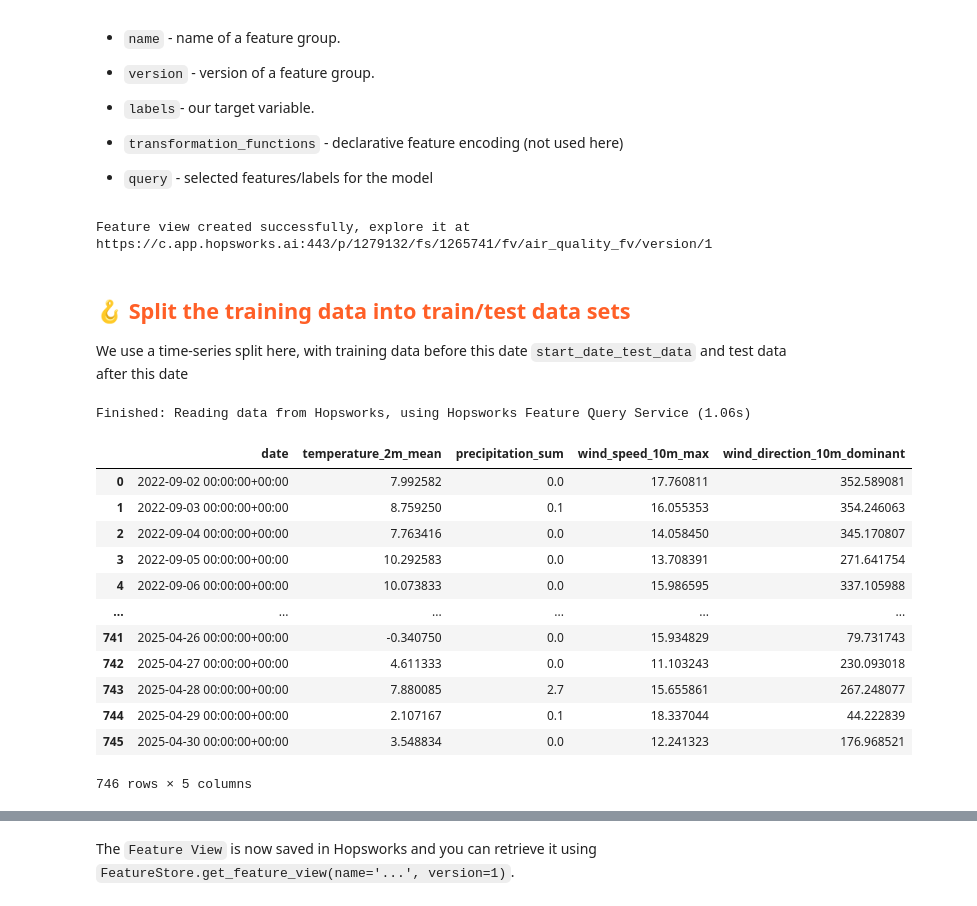
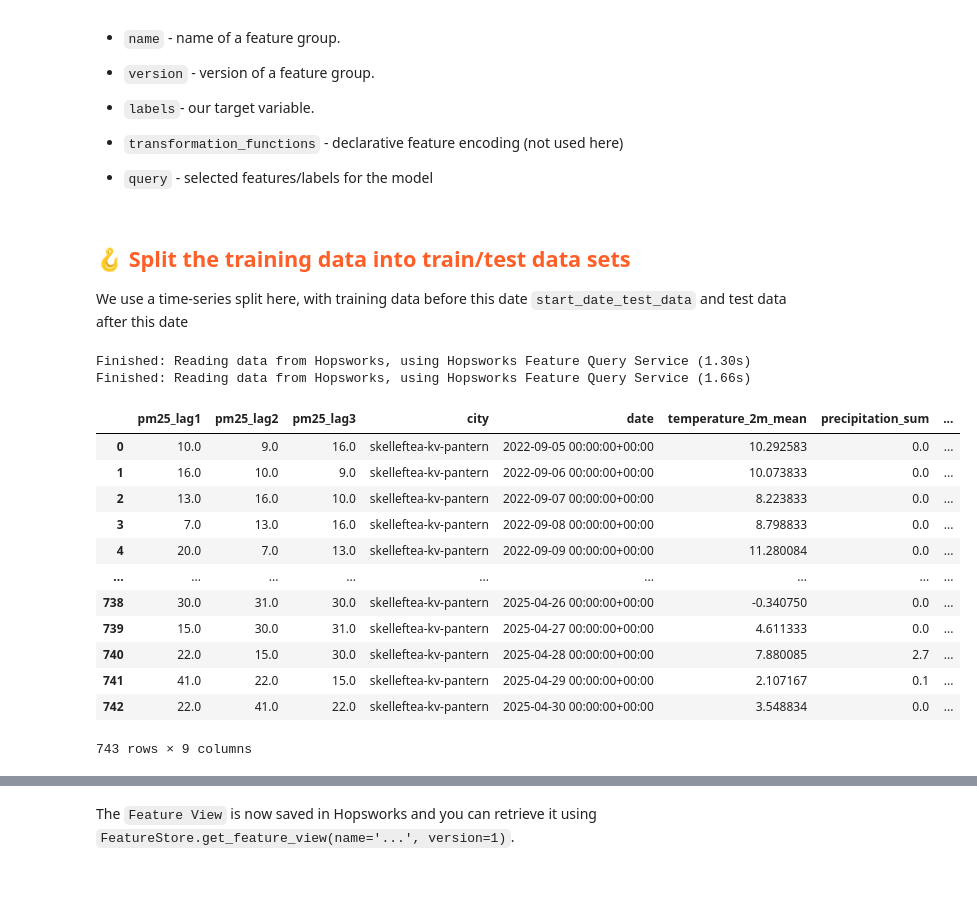
Before and after one commit to gusreinaos/ID2223-scalable-machine-learning, a Jupyter notebook: local_notebooks/3_air_quality_training_pipeline.ipynb, the cells around one changed output, grey strips where cells are left out. Saved outputs shown, nothing was run; the diff lists cells and outputs as text; code cells hidden in the pictures.

```diff
--- a/local_notebooks/3_air_quality_training_pipeline.ipynb
+++ b/local_notebooks/3_air_quality_training_pipeline.ipynb
@@ -80,7 +80,7 @@ Logged in to project, explore it here https://c.app.hopsworks.ai:443/p/1279132
 # Retrieve feature groups
 air_quality_fg = fs.get_feature_group(
     name='air_quality',
-    version=1,
+    version=2,
 )
 weather_fg = fs.get_feature_group(
     name='weather',
@@ -93,4 +93,5 @@ weather_fg = fs.get_feature_group(
 # %%
 # Select features for training data.
 selected_features = air_quality_fg.select(['pm25', 'date']).join(weather_fg.select_features(), on=['city'])
+lagged_features = air_quality_fg.select(['pm25', 'pm25_lag1', 'pm25_lag2', 'pm25_lag3', 'city', 'date']).join(weather_fg.select_features(), on=['city'])
 # %% [output]
@@ -119,13 +121,18 @@ You can specify the following parameters:
 feature_view = fs.get_or_create_feature_view(
     name='air_quality_fv',
     description="weather features with air quality as the target",
-    version=1,
+    version=2,
     labels=['pm25'],
     query=selected_features,
 )
+
+lagged_feature_view = fs.get_or_create_feature_view(
+    name='air_quality_fv_lagged',
+    description="weather features with air quality as the target",
+    version=1,  # Changed version since schema changed
+    labels=['pm25'],
+    query=lagged_features,  # Changed to use lagged_features
+)
-# %% [output]
-Feature view created successfully, explore it at
-https://c.app.hopsworks.ai:443/p/1279132/fs/1265741/fv/air_quality_fv/version/1
 # %% [markdown]
 ## <span style="color:#ff5f27;">🪝 Split the training data into train/test data sets </span>
 
@@ -138,22 +145,28 @@ test_start = datetime.strptime(start_date_test_data, "%Y-%m-%d")
 X_train, X_test, y_train, y_test = feature_view.train_test_split(
     test_start=test_start
 )
+
+X_lagged_train, X_lagged_test, y_lagged_train, y_lagged_test = lagged_feature_view.train_test_split(
+    test_start=test_start
+)
 # %% [output]
-Finished: Reading data from Hopsworks, using Hopsworks Feature Query Service (1.06s)
+Finished: Reading data from Hopsworks, using Hopsworks Feature Query Service (1.30s)
+Finished: Reading data from Hopsworks, using Hopsworks Feature Query Service (1.66s)
 # %%
 X_train
+X_lagged_train
 # %% [output]
-|  | date | temperature_2m_mean | precipitation_sum | wind_speed_10m_max | wind_direction_10m_dominant |
-| 0 | 2022-09-02 00:00:00+00:00 | 7.992582 | 0.0 | 17.760811 | 352.589081 |
-| 1 | 2022-09-03 00:00:00+00:00 | 8.759250 | 0.1 | 16.055353 | 354.246063 |
-| 2 | 2022-09-04 00:00:00+00:00 | 7.763416 | 0.0 | 14.058450 | 345.170807 |
-| 3 | 2022-09-05 00:00:00+00:00 | 10.292583 | 0.0 | 13.708391 | 271.641754 |
-| 4 | 2022-09-06 00:00:00+00:00 | 10.073833 | 0.0 | 15.986595 | 337.105988 |
-| ... | ... | ... | ... | ... | ... |
-| 741 | 2025-04-26 00:00:00+00:00 | -0.340750 | 0.0 | 15.934829 | 79.731743 |
-| 742 | 2025-04-27 00:00:00+00:00 | 4.611333 | 0.0 | 11.103243 | 230.093018 |
-| 743 | 2025-04-28 00:00:00+00:00 | 7.880085 | 2.7 | 15.655861 | 267.248077 |
-| 744 | 2025-04-29 00:00:00+00:00 | 2.107167 | 0.1 | 18.337044 | 44.222839 |
-| 745 | 2025-04-30 00:00:00+00:00 | 3.548834 | 0.0 | 12.241323 | 176.968521 |
+|  | pm25_lag1 | pm25_lag2 | pm25_lag3 | city | date | temperature_2m_mean | precipitation_sum | ... |
+| 0 | 10.0 | 9.0 | 16.0 | skelleftea-kv-pantern | 2022-09-05 00:00:00+00:00 | 10.292583 | 0.0 | ... |
+| 1 | 16.0 | 10.0 | 9.0 | skelleftea-kv-pantern | 2022-09-06 00:00:00+00:00 | 10.073833 | 0.0 | ... |
+| 2 | 13.0 | 16.0 | 10.0 | skelleftea-kv-pantern | 2022-09-07 00:00:00+00:00 | 8.223833 | 0.0 | ... |
+| 3 | 7.0 | 13.0 | 16.0 | skelleftea-kv-pantern | 2022-09-08 00:00:00+00:00 | 8.798833 | 0.0 | ... |
+| 4 | 20.0 | 7.0 | 13.0 | skelleftea-kv-pantern | 2022-09-09 00:00:00+00:00 | 11.280084 | 0.0 | ... |
+| ... | ... | ... | ... | ... | ... | ... | ... | ... |
+| 738 | 30.0 | 31.0 | 30.0 | skelleftea-kv-pantern | 2025-04-26 00:00:00+00:00 | -0.340750 | 0.0 | ... |
+| 739 | 15.0 | 30.0 | 31.0 | skelleftea-kv-pantern | 2025-04-27 00:00:00+00:00 | 4.611333 | 0.0 | ... |
+| 740 | 22.0 | 15.0 | 30.0 | skelleftea-kv-pantern | 2025-04-28 00:00:00+00:00 | 7.880085 | 2.7 | ... |
+| 741 | 41.0 | 22.0 | 15.0 | skelleftea-kv-pantern | 2025-04-29 00:00:00+00:00 | 2.107167 | 0.1 | ... |
+| 742 | 22.0 | 41.0 | 22.0 | skelleftea-kv-pantern | 2025-04-30 00:00:00+00:00 | 3.548834 | 0.0 | ... |
-746 rows × 5 columns
+743 rows × 9 columns
 # %%
```
Also changed, not shown: parts of 15 cells of this notebook, 18 other files.
